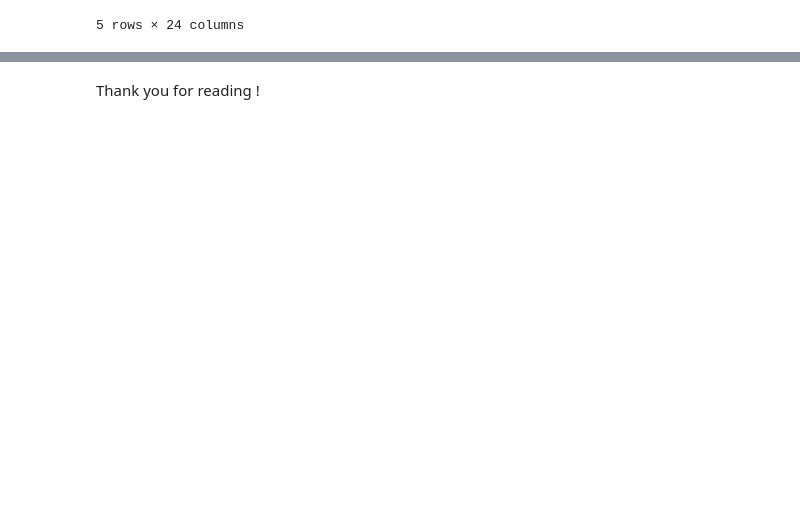
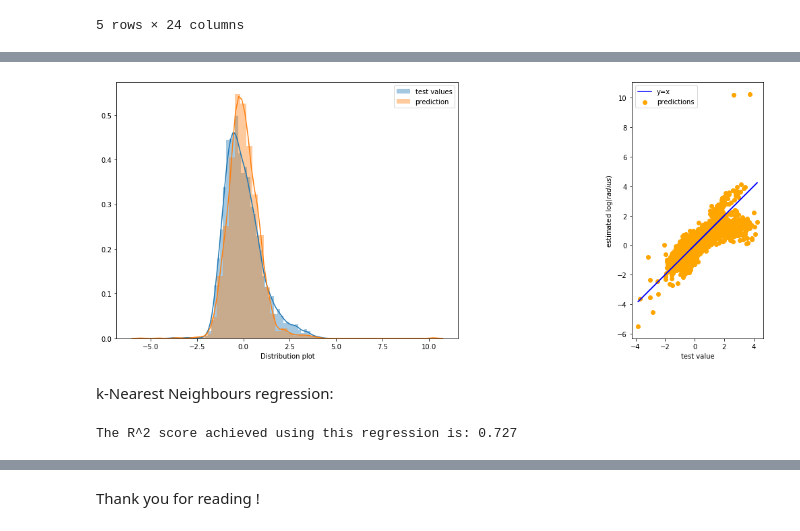
Before and after one commit to liamkesatoran/kaggleAsteroidSizeEstimator, a Jupyter notebook: kaggleAsteroidSizeEstimator.ipynb, the cells around one changed output, grey strips where cells are left out. Saved outputs shown, nothing was run; the diff lists cells and outputs as text; code cells hidden in the pictures; blank space fills up the shorter version.

```diff
--- a/kaggleAsteroidSizeEstimator.ipynb
+++ b/kaggleAsteroidSizeEstimator.ipynb
@@ -417,0 +300,25 @@ plt.scatter(Y_test_norm,Y_test_norm)
+# %%
+plot(Y_pred_enet)
+# %% [output]
+[figure, added]
+# %% [markdown]
+k-Nearest Neighbours regression:
+# %%
+### Defining the Model
+from sklearn.neighbors import KNeighborsRegressor
+neigh = KNeighborsRegressor(n_neighbors=5)
+
+### Training
+neigh.fit(X_train_norm,Y_train_norm)
+
+### Predicting
+Y_pred_neigh = neigh.predict(X_test_norm)
+
+### Scoring
+score_neigh=score(Y_pred_neigh)
+announce(score_neigh)
+
+algorithms.append('k-NN')
+scores.append(score_neigh)
+# %% [output]
+The R^2 score achieved using this regression is: 0.727
```
Also changed, not shown: parts of 74 cells of this notebook.
